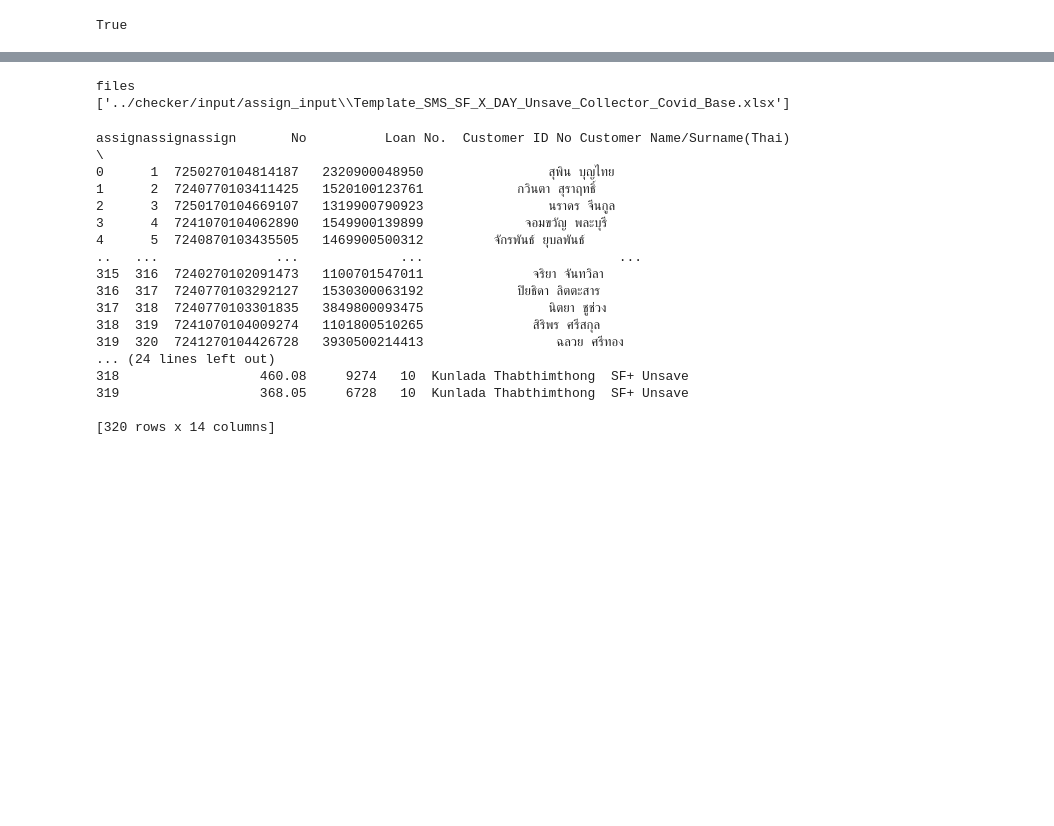
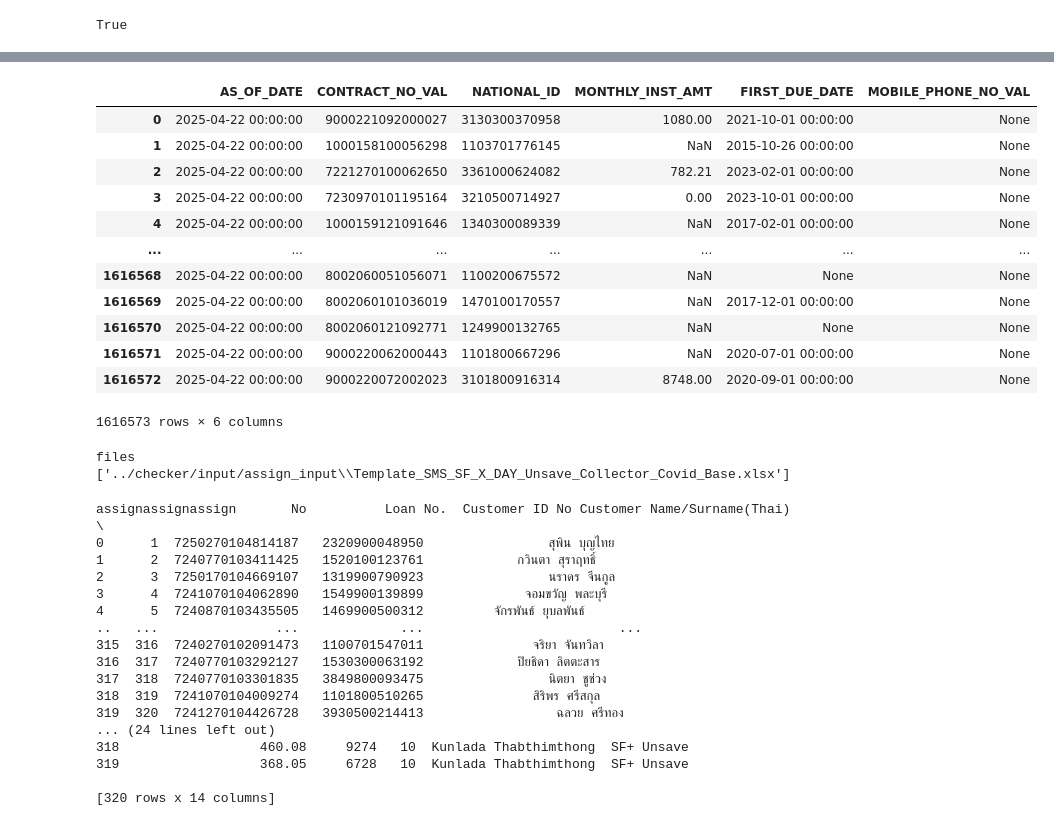
Before and after one commit to Sireetron/kbj_automation, a Jupyter notebook: checker/checker_testpy.ipynb, the cells around one changed output, grey strips where cells are left out. Saved outputs shown, nothing was run; the diff lists cells and outputs as text; code cells hidden in the pictures; blank space fills up the shorter version.

```diff
--- a/checker/checker_testpy.ipynb
+++ b/checker/checker_testpy.ipynb
@@ -19,8 +19,9 @@ load_dotenv()
 # %% [output]
 True
 # %%
-connection = oracledb.connect(
-    user=os.getenv("ORACLE_USER"),
-    password=os.getenv("ORACLE_PASSWORD"),
-    dsn=os.getenv("ORACLE_JCLASSNAME")
-)
+conn_oracle = jaydebeapi.connect(
+            os.getenv("ORACLE_JCLASSNAME"),
+            os.getenv("ORACLE_URL"),
+            [os.getenv("ORACLE_USER"), os.getenv("ORACLE_PASSWORD")],
+            os.getenv("ORACLE_JARS")
+        )
@@ -29,3 +50,21 @@ DatabaseError: DPY-4027: no configuration directory specified
+# %%
+gg = pd.read_sql( 'SELECT * FROM SUPAT."customer_current"', conn_oracle)
+# %%
+gg
+# %% [output]
+|  | AS_OF_DATE | CONTRACT_NO_VAL | NATIONAL_ID | MONTHLY_INST_AMT | FIRST_DUE_DATE | MOBILE_PHONE_NO_VAL |
+| 0 | 2025-04-22 00:00:00 | 9000221092000027 | 3130300370958 | 1080.00 | 2021-10-01 00:00:00 | None |
+| 1 | 2025-04-22 00:00:00 | 1000158100056298 | 1103701776145 | NaN | 2015-10-26 00:00:00 | None |
+| 2 | 2025-04-22 00:00:00 | 7221270100062650 | 3361000624082 | 782.21 | 2023-02-01 00:00:00 | None |
+| 3 | 2025-04-22 00:00:00 | 7230970101195164 | 3210500714927 | 0.00 | 2023-10-01 00:00:00 | None |
+| 4 | 2025-04-22 00:00:00 | 1000159121091646 | 1340300089339 | NaN | 2017-02-01 00:00:00 | None |
+| ... | ... | ... | ... | ... | ... | ... |
+| 1616568 | 2025-04-22 00:00:00 | 8002060051056071 | 1100200675572 | NaN | None | None |
+| 1616569 | 2025-04-22 00:00:00 | 8002060101036019 | 1470100170557 | NaN | 2017-12-01 00:00:00 | None |
+| 1616570 | 2025-04-22 00:00:00 | 8002060121092771 | 1249900132765 | NaN | None | None |
+| 1616571 | 2025-04-22 00:00:00 | 9000220062000443 | 1101800667296 | NaN | 2020-07-01 00:00:00 | None |
+| 1616572 | 2025-04-22 00:00:00 | 9000220072002023 | 3101800916314 | 8748.00 | 2020-09-01 00:00:00 | None |
+1616573 rows × 6 columns
 # %%
 def clean_column_names(df):
     df.columns = df.columns.str.lower()
```
Also changed, not shown: parts of 3 cells of this notebook, 4 other files.
